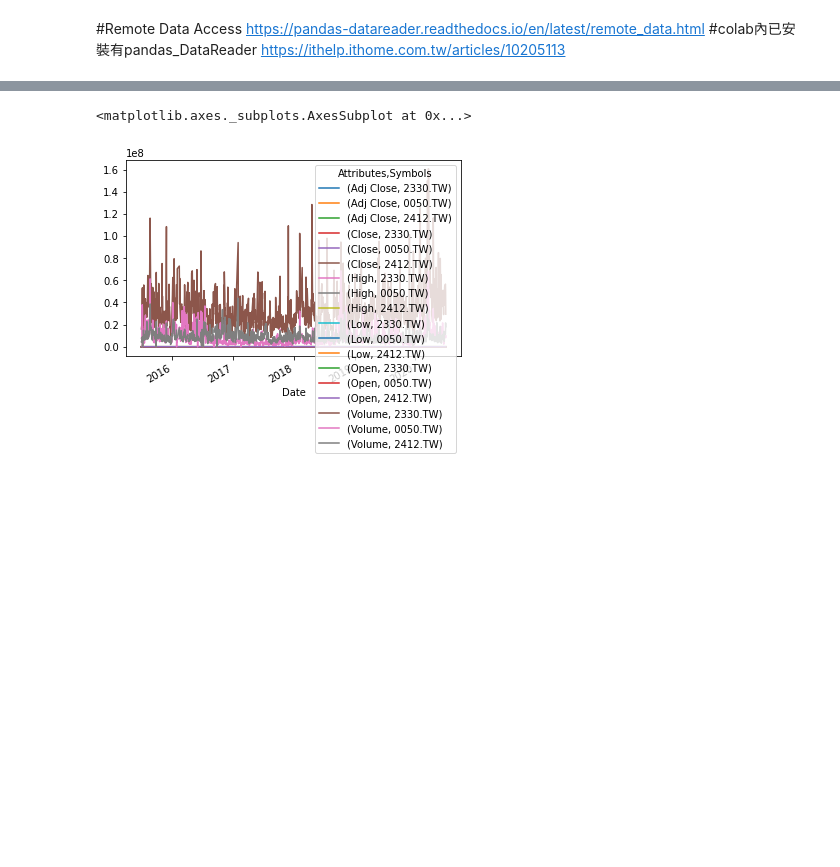
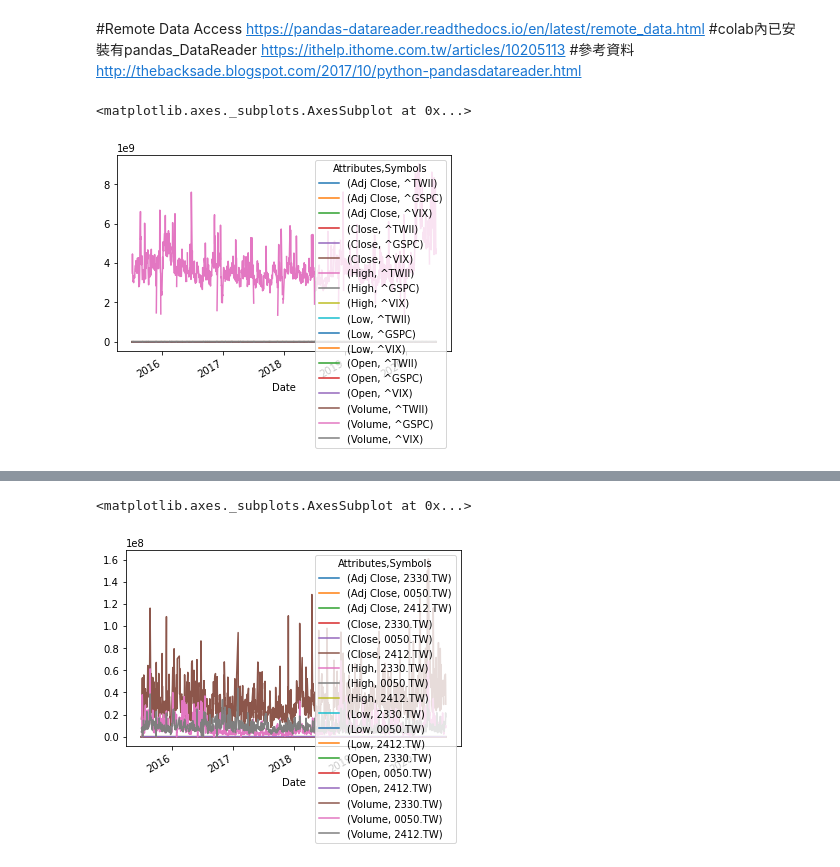
Before and after one commit to tewei0328/teach-TS, a Jupyter notebook: TS_datareader_多檔股票.ipynb, the cells around one changed output, grey strips where cells are left out. Cells and saved outputs as stored; diff of their text form; code cells hidden in the pictures; blank space fills up the shorter version.

```diff
--- a/TS_datareader_多檔股票.ipynb
+++ b/TS_datareader_多檔股票.ipynb
@@ -5,3 +5,12 @@
 https://pandas-datareader.readthedocs.io/en/latest/remote_data.html
 #colab內已安裝有pandas_DataReader
 https://ithelp.ithome.com.tw/articles/10205113
+#參考資料
+http://thebacksade.blogspot.com/2017/10/python-pandasdatareader.html
+# %%
+import pandas_datareader as pdr
+df_many = pdr.DataReader(['^TWII', '^GSPC', '^VIX'], 'yahoo')
+df_many.plot()
+# %% [output]
+<matplotlib.axes._subplots.AxesSubplot at 0x...>
+[figure, added]
```
Also changed, not shown: parts of 6 cells of this notebook.
